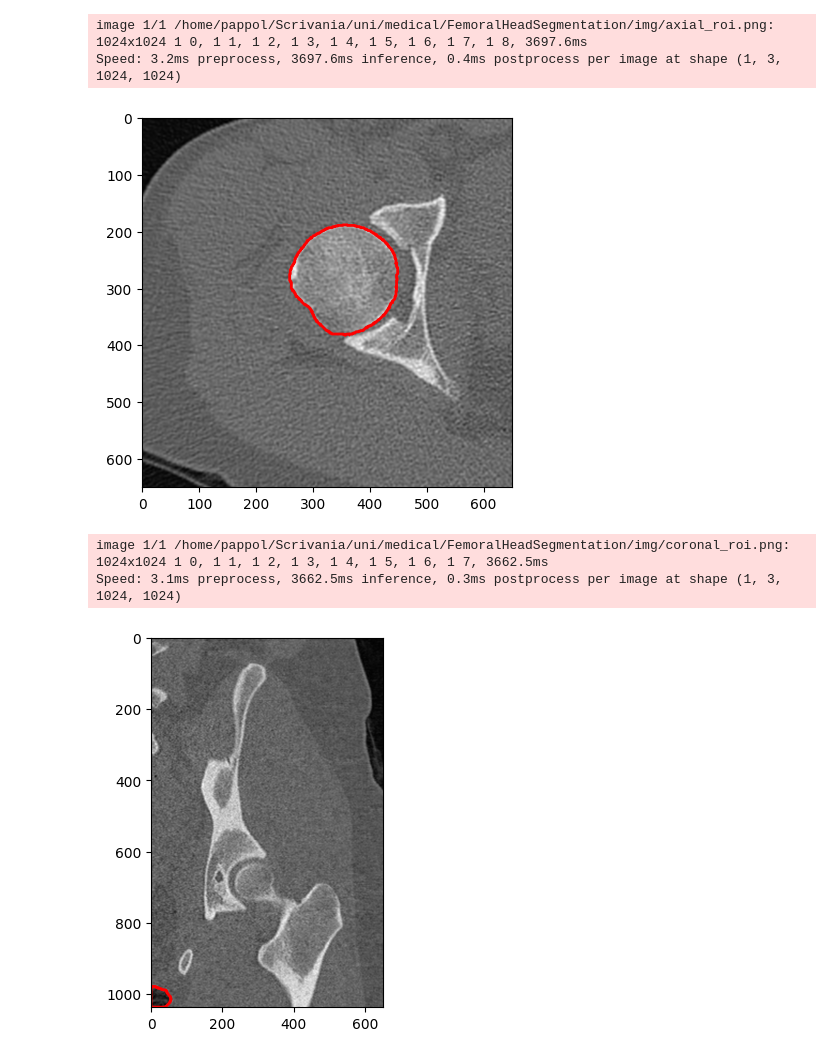
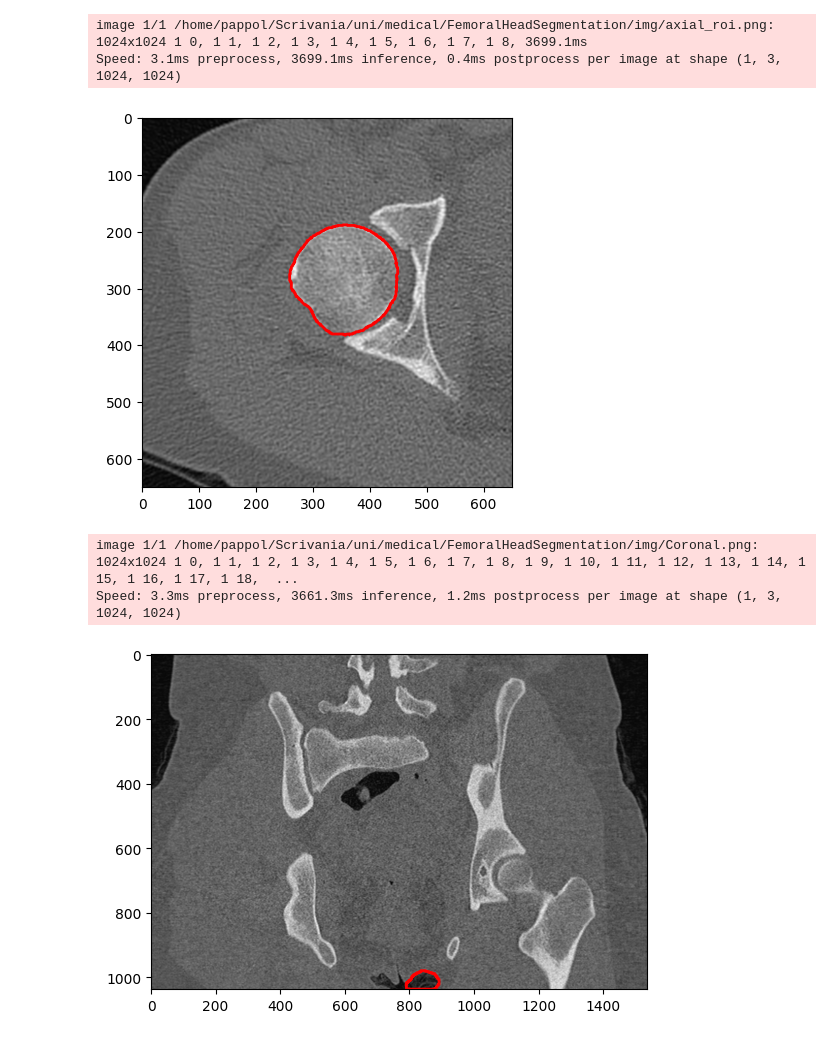
Before and after one commit to Sentz98/FemoralHeadSegmentation, a Jupyter notebook: sam.ipynb, the cells around one changed output. Drawn from its saved outputs; the diff is of its cells as text; code cells hidden in the pictures.

```diff
--- a/sam.ipynb
+++ b/sam.ipynb
@@ -9,7 +9,7 @@ model = SAM()
 # %%
 # Display model information (optional)
 model.info()
-img_path = '/home/pappol/Scrivania/uni/medical/FemoralHeadSegmentation/img/sagittal_roi.png'
+img_path = '/home/pappol/Scrivania/uni/medical/FemoralHeadSegmentation/img/Coronal.png'
 
 # Run inference
 res = model(img_path)  # predict on an image
@@ -94,17 +94,17 @@ image = cv2.imread(img_path)
 filtered_segmentation_obj = most_round_segmentation(image, res)
 plot_image_with_segmentation(img_path, filtered_segmentation_obj)
 # %% [output]
-image 1/1 /home/pappol/Scrivania/uni/medical/FemoralHeadSegmentation/img/axial_roi.png: 1024x1024 1 0, 1 1, 1 2, 1 3, 1 4, 1 5, 1 6, 1 7, 1 8, 3697.6ms
-Speed: 3.2ms preprocess, 3697.6ms inference, 0.4ms postprocess per image at shape (1, 3, 1024, 1024)
+image 1/1 /home/pappol/Scrivania/uni/medical/FemoralHeadSegmentation/img/axial_roi.png: 1024x1024 1 0, 1 1, 1 2, 1 3, 1 4, 1 5, 1 6, 1 7, 1 8, 3699.1ms
+Speed: 3.1ms preprocess, 3699.1ms inference, 0.4ms postprocess per image at shape (1, 3, 1024, 1024)
 [figure]
 # %%
-img_path = '/home/pappol/Scrivania/uni/medical/FemoralHeadSegmentation/img/coronal_roi.png'
+img_path = '/home/pappol/Scrivania/uni/medical/FemoralHeadSegmentation/img/Coronal.png'
 image = cv2.imread(img_path)
 res = model(img_path)  # predict on an image
 
 filtered_segmentation_obj = most_round_segmentation(image, res)
 plot_image_with_segmentation(img_path, filtered_segmentation_obj)
 # %% [output]
-image 1/1 /home/pappol/Scrivania/uni/medical/FemoralHeadSegmentation/img/coronal_roi.png: 1024x1024 1 0, 1 1, 1 2, 1 3, 1 4, 1 5, 1 6, 1 7, 3662.5ms
-Speed: 3.1ms preprocess, 3662.5ms inference, 0.3ms postprocess per image at shape (1, 3, 1024, 1024)
+image 1/1 /home/pappol/Scrivania/uni/medical/FemoralHeadSegmentation/img/Coronal.png: 1024x1024 1 0, 1 1, 1 2, 1 3, 1 4, 1 5, 1 6, 1 7, 1 8, 1 9, 1 10, 1 11, 1 12, 1 13, 1 14, 1 15, 1 16, 1 17, 1 18,  ...
+Speed: 3.3ms preprocess, 3661.3ms inference, 1.2ms postprocess per image at shape (1, 3, 1024, 1024)
-[figure, old version]
+[figure, new version]
```
Also changed, not shown: parts of 2 cells of this notebook, 1 other file.
